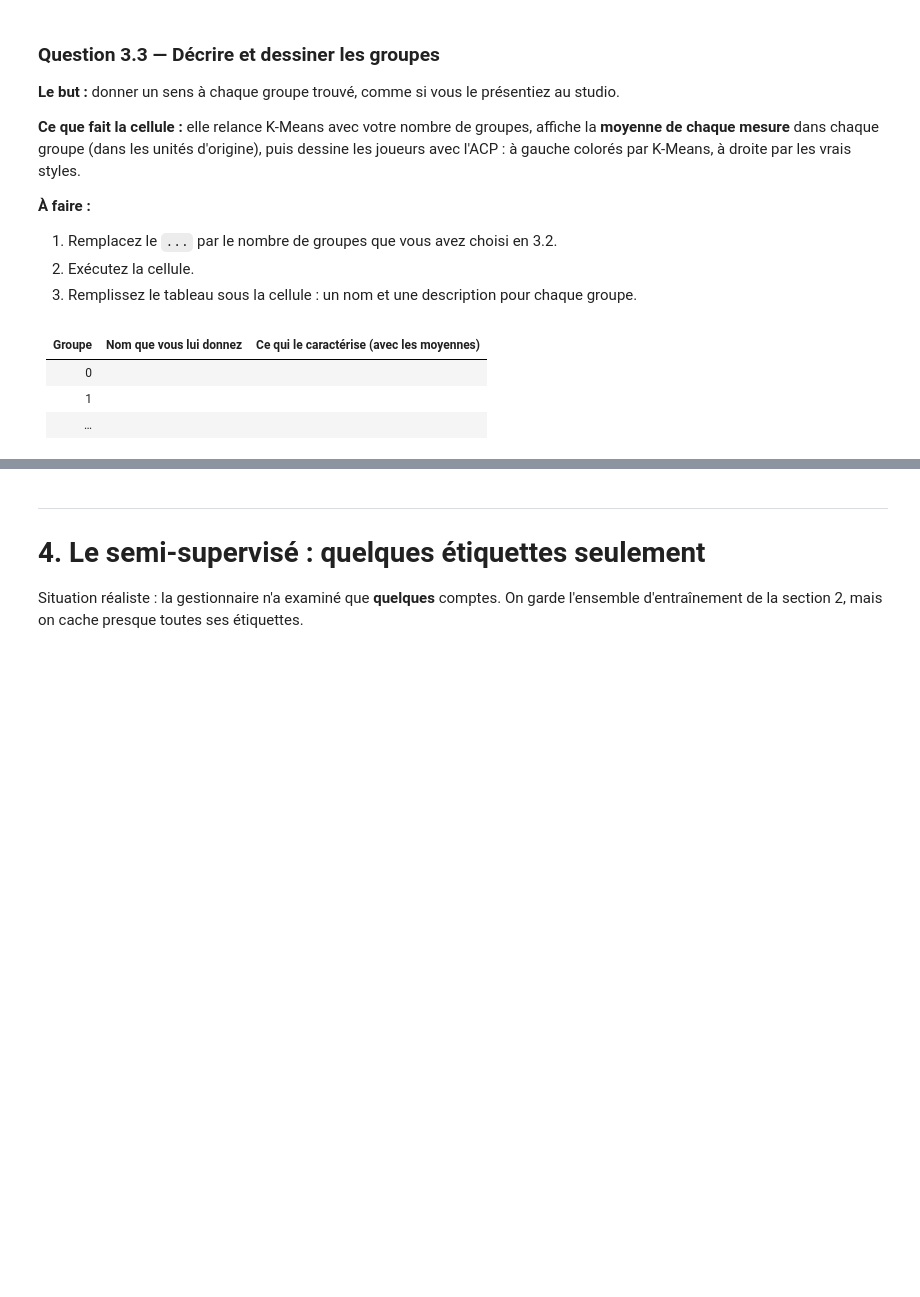
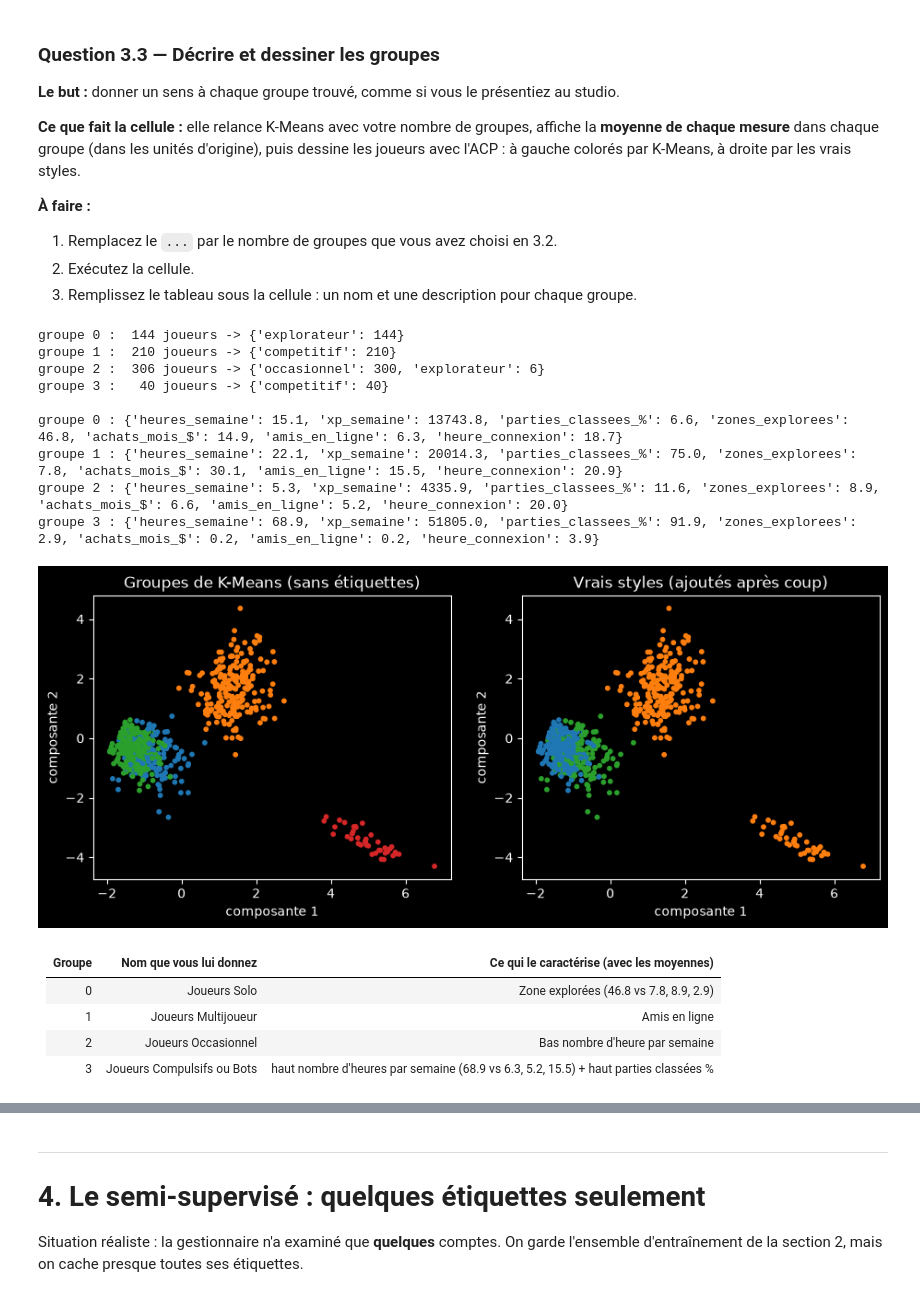
Before and after one commit to lpleboeuf/tp2_jeuxVideos, a Jupyter notebook: TP2_depart.ipynb, the cells around one changed output, grey strips where cells are left out. Saved outputs shown, nothing was run; the diff lists cells and outputs as text; code cells hidden in the pictures; blank space fills up the shorter version.

```diff
--- a/TP2_depart.ipynb
+++ b/TP2_depart.ipynb
@@ -342,31 +365,43 @@ for k in [3, 4]:
 2. Exécutez la cellule.
 3. Remplissez le tableau sous la cellule : un nom et une description pour chaque groupe.
 # %%
-K_CHOISI = ...                                       # ← à compléter
+K_CHOISI = 4                                       # ← à compléter
 groupes_choisis = KMeans(n_clusters=K_CHOISI, n_init=10, random_state=0).fit_predict(X_echelle)
 contenu(groupes_choisis, K_CHOISI)
 print()
 for g in range(K_CHOISI):
     moyennes = X[groupes_choisis == g].mean(axis=0)            # mesures d'origine, pas X_echelle
     print(f"groupe {g} :", {nom: round(float(v), 1) for nom, v in zip(colonnes, moyennes)})
 
 deux = PCA(n_components=2).fit_transform(X_echelle)        # l'ACP : 7 mesures -> 2 nombres
 couleurs = np.array(["tab:blue", "tab:orange", "tab:green", "tab:red", "tab:purple", "tab:brown", "tab:pink", "tab:gray"])
 fig, axes = plt.subplots(1, 2, figsize=(11, 4))
 axes[0].scatter(deux[:, 0], deux[:, 1], c=couleurs[groupes_choisis], s=10)
 axes[0].set_title("Groupes de K-Means (sans étiquettes)")
 axes[1].scatter(deux[:, 0], deux[:, 1], c=couleurs[y], s=10)
 axes[1].set_title("Vrais styles (ajoutés après coup)")
 for a in axes:
     a.set_xlabel("composante 1")
     a.set_ylabel("composante 2")
 plt.show()
+# %% [output]
+groupe 0 :  144 joueurs -> {'explorateur': 144}
+groupe 1 :  210 joueurs -> {'competitif': 210}
+groupe 2 :  306 joueurs -> {'occasionnel': 300, 'explorateur': 6}
+groupe 3 :   40 joueurs -> {'competitif': 40}
+
+groupe 0 : {'heures_semaine': 15.1, 'xp_semaine': 13743.8, 'parties_classees_%': 6.6, 'zones_explorees': 46.8, 'achats_mois_$': 14.9, 'amis_en_ligne': 6.3, 'heure_connexion': 18.7}
+groupe 1 : {'heures_semaine': 22.1, 'xp_semaine': 20014.3, 'parties_classees_%': 75.0, 'zones_explorees': 7.8, 'achats_mois_$': 30.1, 'amis_en_ligne': 15.5, 'heure_connexion': 20.9}
+groupe 2 : {'heures_semaine': 5.3, 'xp_semaine': 4335.9, 'parties_classees_%': 11.6, 'zones_explorees': 8.9, 'achats_mois_$': 6.6, 'amis_en_ligne': 5.2, 'heure_connexion': 20.0}
+groupe 3 : {'heures_semaine': 68.9, 'xp_semaine': 51805.0, 'parties_classees_%': 91.9, 'zones_explorees': 2.9, 'achats_mois_$': 0.2, 'amis_en_ligne': 0.2, 'heure_connexion': 3.9}
+[figure, added]
 # %% [markdown]
-| Groupe | Nom que vous lui donnez | Ce qui le caractérise (avec les moyennes) |
-|---|---|---|
-| 0 | | |
-| 1 | | |
-| … | | |
+| Groupe | Nom que vous lui donnez    | Ce qui le caractérise (avec les moyennes)                                           |
+|--------|----------------------------|-------------------------------------------------------------------------------------|
+| 0      | Joueurs Solo               | Zone explorées (46.8 vs 7.8, 8.9, 2.9)                                              |
+| 1      | Joueurs Multijoueur        | Amis en ligne                                                                       |
+| 2      | Joueurs Occasionnel        | Bas nombre d'heure par semaine                                                      |
+| 3      | Joueurs Compulsifs ou Bots | haut nombre d'heures par semaine (68.9 vs 6.3, 5.2, 15.5) + haut parties classées % |
 # %% [markdown]
 **Observation 3.3**
 
```
Also changed, not shown: parts of 5 cells of this notebook.
